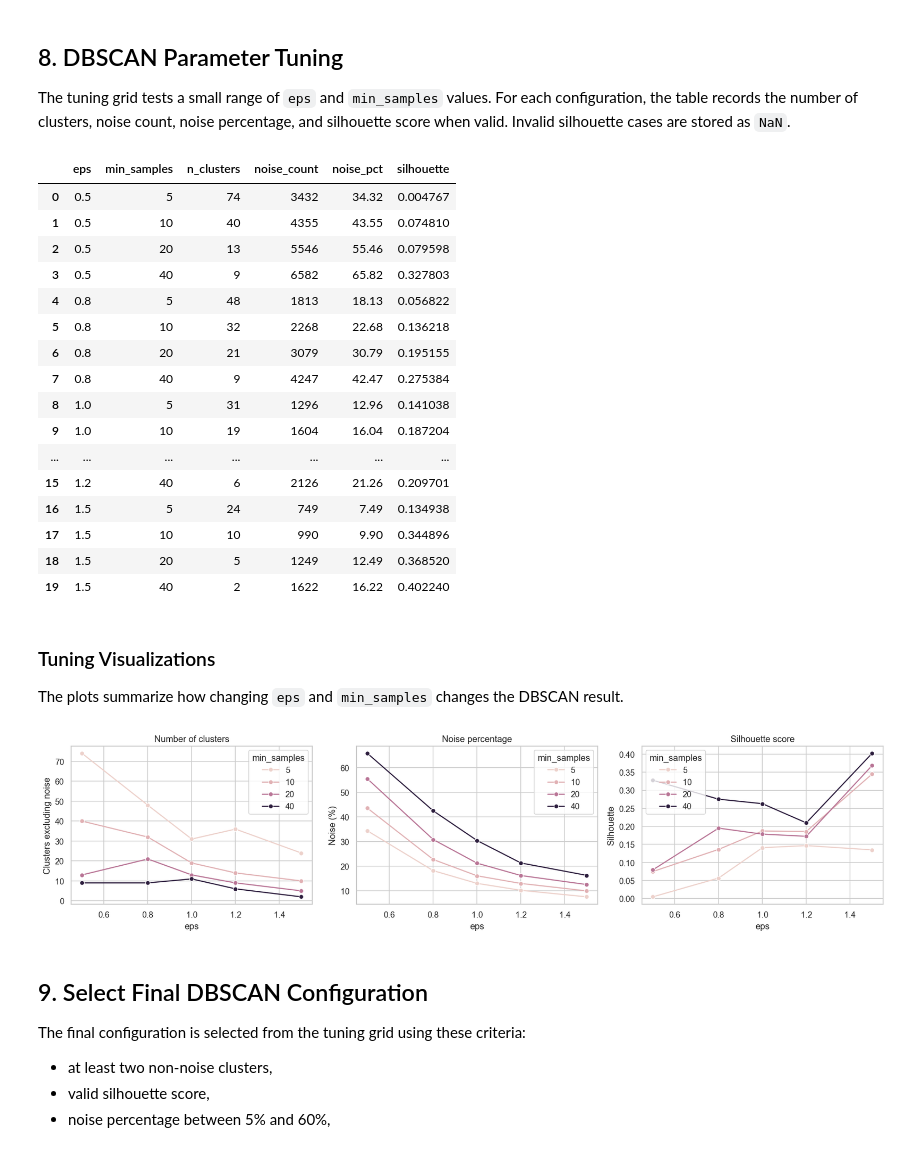
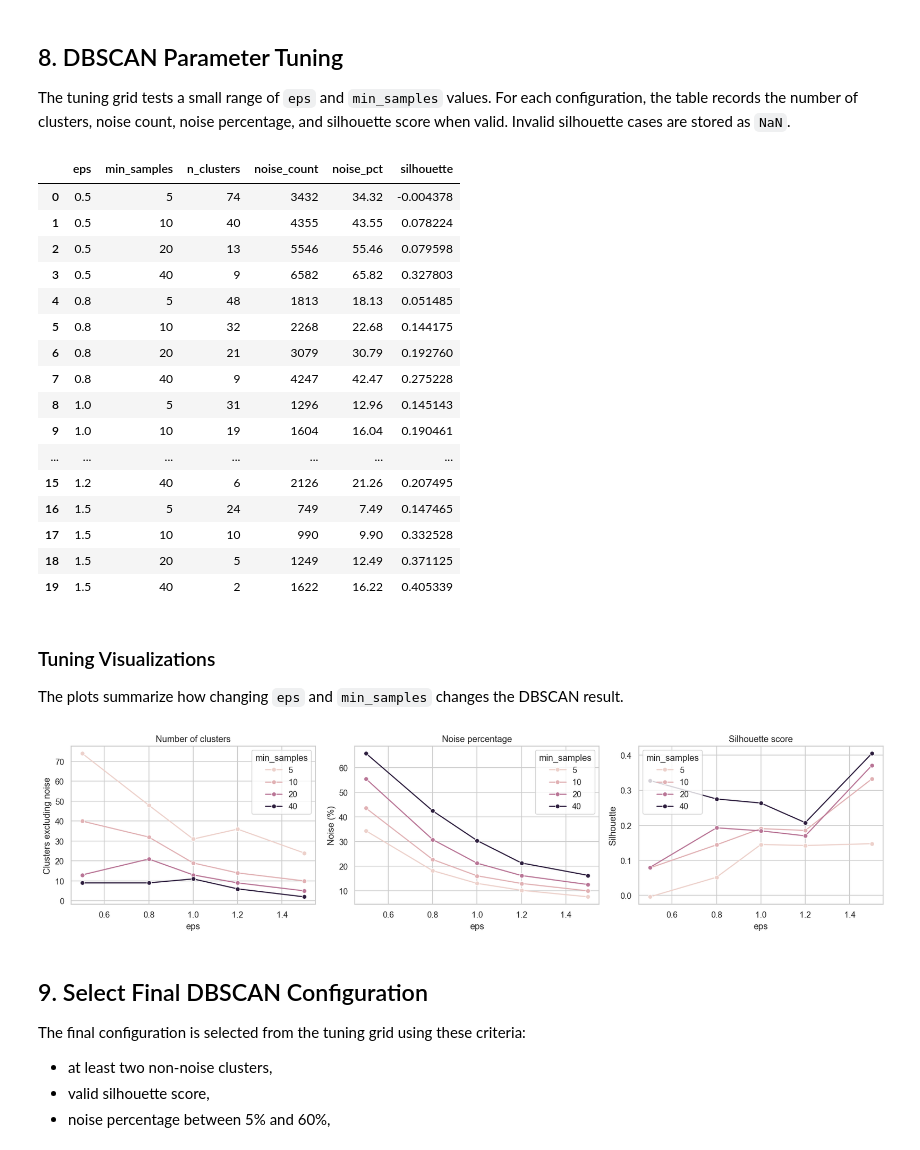
Before and after one commit to ouriouahba-crypto/nyc-pluto-clustering, a Jupyter notebook: notebooks/04_clustering/dbscan_comparison_alon.ipynb, the cells around one changed output. Drawn from its saved outputs; the diff is of its cells as text; code cells hidden in the pictures.

```diff
--- a/notebooks/04_clustering/dbscan_comparison_alon.ipynb
+++ b/notebooks/04_clustering/dbscan_comparison_alon.ipynb
@@ -232,41 +230,41 @@ The tuning grid tests a small range of `eps` and `min_samples` values. For each
 # %%
 eps_values = [0.5, 0.8, 1.0, 1.2, 1.5]
 min_samples_values = [5, 10, 20, 40]
 
 rows = []
 for eps in eps_values:
     for min_samples in min_samples_values:
         labels = DBSCAN(eps=eps, min_samples=min_samples, n_jobs=-1).fit_predict(X_sample_array)
-        summary = summarize_dbscan(labels, X_sample_array, silhouette_sample_size=5_000)
+        summary = summarize_dbscan(labels, X_sample_array)
         rows.append({
             "eps": eps,
             "min_samples": min_samples,
             "n_clusters": summary["n_clusters"],
             "noise_count": summary["noise_count"],
             "noise_pct": round(summary["noise_pct"], 2),
             "silhouette": summary["silhouette"],
         })
 
 dbscan_results_df = pd.DataFrame(rows)
 dbscan_results_df
 # %% [output]
 |  | eps | min_samples | n_clusters | noise_count | noise_pct | silhouette |
-| 0 | 0.5 | 5 | 74 | 3432 | 34.32 | 0.004767 |
-| 1 | 0.5 | 10 | 40 | 4355 | 43.55 | 0.074810 |
+| 0 | 0.5 | 5 | 74 | 3432 | 34.32 | -0.004378 |
+| 1 | 0.5 | 10 | 40 | 4355 | 43.55 | 0.078224 |
 | 2 | 0.5 | 20 | 13 | 5546 | 55.46 | 0.079598 |
 | 3 | 0.5 | 40 | 9 | 6582 | 65.82 | 0.327803 |
-| 4 | 0.8 | 5 | 48 | 1813 | 18.13 | 0.056822 |
-| 5 | 0.8 | 10 | 32 | 2268 | 22.68 | 0.136218 |
-| 6 | 0.8 | 20 | 21 | 3079 | 30.79 | 0.195155 |
-| 7 | 0.8 | 40 | 9 | 4247 | 42.47 | 0.275384 |
-| 8 | 1.0 | 5 | 31 | 1296 | 12.96 | 0.141038 |
-| 9 | 1.0 | 10 | 19 | 1604 | 16.04 | 0.187204 |
+| 4 | 0.8 | 5 | 48 | 1813 | 18.13 | 0.051485 |
+| 5 | 0.8 | 10 | 32 | 2268 | 22.68 | 0.144175 |
+| 6 | 0.8 | 20 | 21 | 3079 | 30.79 | 0.192760 |
+| 7 | 0.8 | 40 | 9 | 4247 | 42.47 | 0.275228 |
+| 8 | 1.0 | 5 | 31 | 1296 | 12.96 | 0.145143 |
+| 9 | 1.0 | 10 | 19 | 1604 | 16.04 | 0.190461 |
 | ... | ... | ... | ... | ... | ... | ... |
-| 15 | 1.2 | 40 | 6 | 2126 | 21.26 | 0.209701 |
-| 16 | 1.5 | 5 | 24 | 749 | 7.49 | 0.134938 |
-| 17 | 1.5 | 10 | 10 | 990 | 9.90 | 0.344896 |
-| 18 | 1.5 | 20 | 5 | 1249 | 12.49 | 0.368520 |
-| 19 | 1.5 | 40 | 2 | 1622 | 16.22 | 0.402240 |
+| 15 | 1.2 | 40 | 6 | 2126 | 21.26 | 0.207495 |
+| 16 | 1.5 | 5 | 24 | 749 | 7.49 | 0.147465 |
+| 17 | 1.5 | 10 | 10 | 990 | 9.90 | 0.332528 |
+| 18 | 1.5 | 20 | 5 | 1249 | 12.49 | 0.371125 |
+| 19 | 1.5 | 40 | 2 | 1622 | 16.22 | 0.405339 |
 # %% [markdown]
 ### Tuning Visualizations
 
@@ -293,7 +291,7 @@ for ax in axes:
 plt.tight_layout()
 plt.show()
 # %% [output]
-[figure, old version]
+[figure, new version]
 # %% [markdown]
 ## 9. Select Final DBSCAN Configuration
 
```
Also changed, not shown: parts of 3 cells of this notebook, 3 other files.
